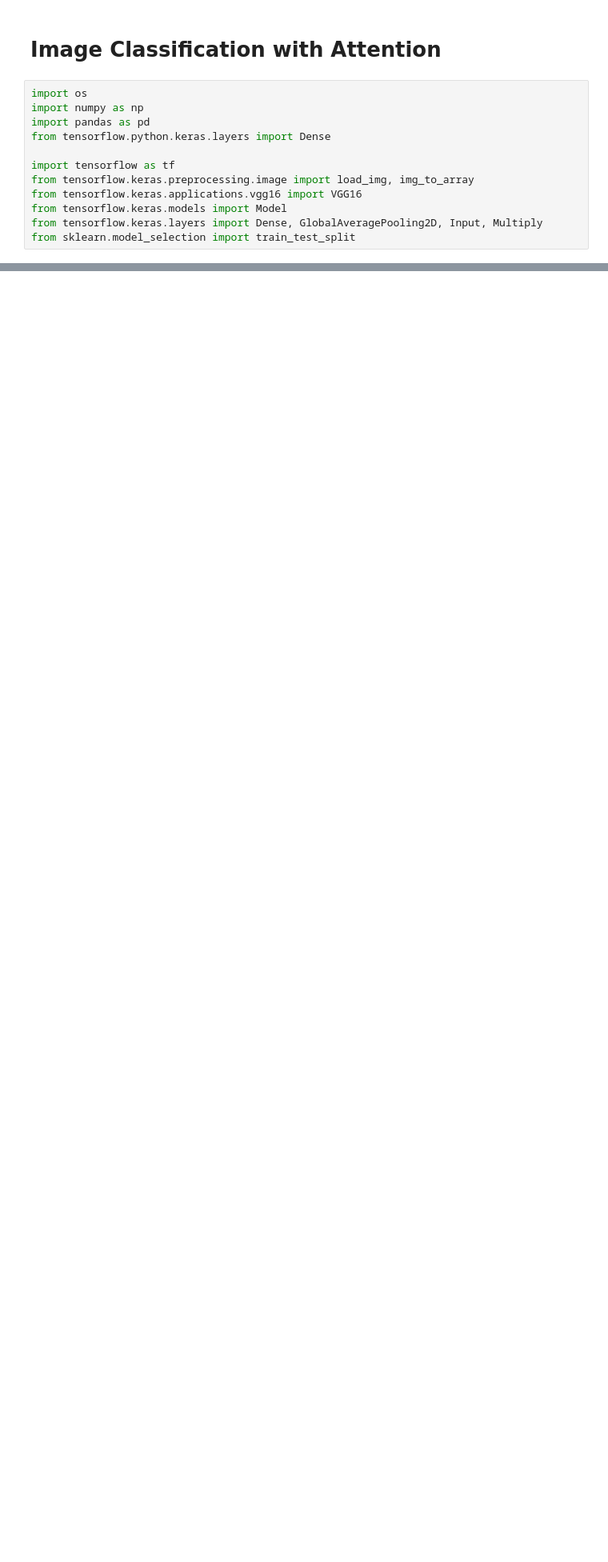
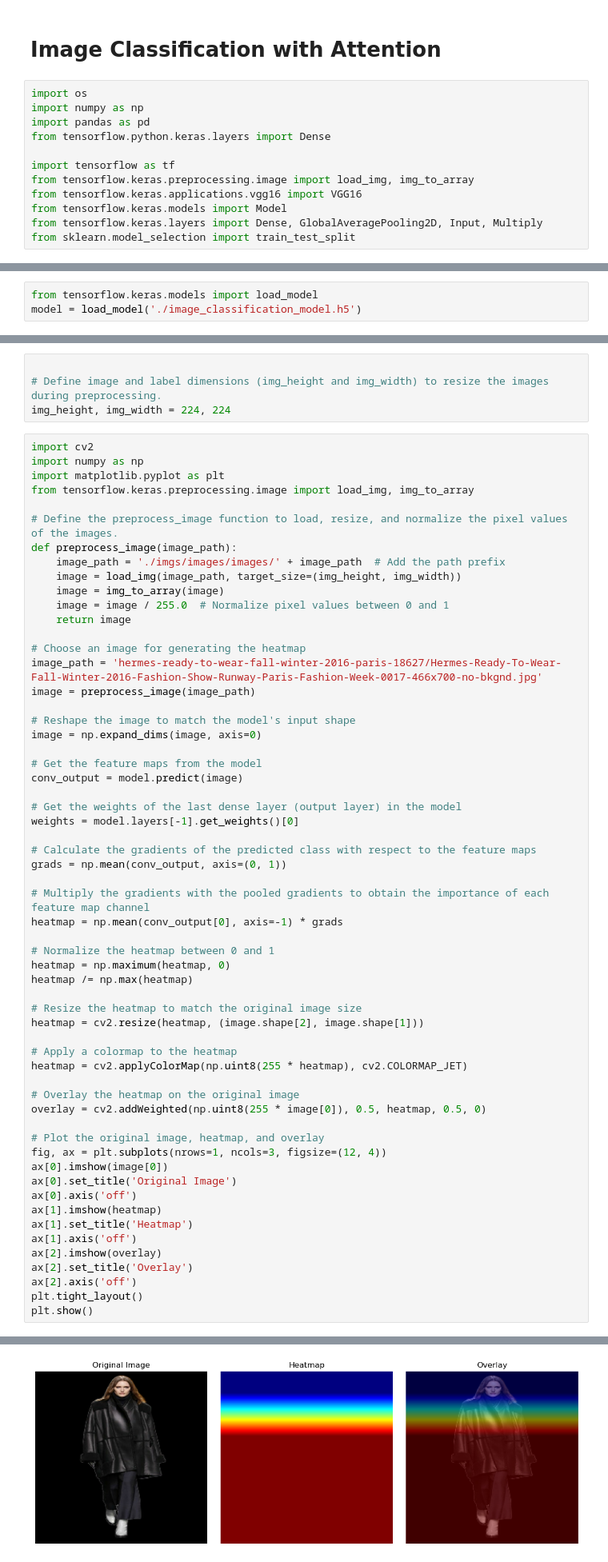
Before and after one commit to elenaabcc/VGG16-Brand-Reko-from-runway-images, a Jupyter notebook: etl_csv.ipynb, the cells around one changed output, grey strips where cells are left out. Shown at 80% size. Drawn from its saved outputs; the diff is of its cells as text; blank space fills up the shorter version.

Commit message:
run model and get heatmap

```diff
--- a/etl_csv.ipynb
+++ b/etl_csv.ipynb
@@ -173,0 +196,3 @@ FileNotFoundError: [Errno 2] No such file or directory: 'your_dataframe.csv'
+# %%
+from tensorflow.keras.models import load_model
+model = load_model('./image_classification_model.h5')
@@ -173,0 +205,64 @@ FileNotFoundError: [Errno 2] No such file or directory: 'your_dataframe.csv'
+# %%
+
+# Define image and label dimensions (img_height and img_width) to resize the images during preprocessing.
+img_height, img_width = 224, 224
+# %%
+import cv2
+import numpy as np
+import matplotlib.pyplot as plt
+from tensorflow.keras.preprocessing.image import load_img, img_to_array
+
+# Define the preprocess_image function to load, resize, and normalize the pixel values of the images.
+def preprocess_image(image_path):
+    image_path = './imgs/images/images/' + image_path  # Add the path prefix
+    image = load_img(image_path, target_size=(img_height, img_width))
+    image = img_to_array(image)
+    image = image / 255.0  # Normalize pixel values between 0 and 1
+    return image
+
+# Choose an image for generating the heatmap
+image_path = 'hermes-ready-to-wear-fall-winter-2016-paris-18627/Hermes-Ready-To-Wear-Fall-Winter-2016-Fashion-Show-Runway-Paris-Fashion-Week-0017-466x700-no-bkgnd.jpg'
+image = preprocess_image(image_path)
+
+# Reshape the image to match the model's input shape
+image = np.expand_dims(image, axis=0)
+
+# Get the feature maps from the model
+conv_output = model.predict(image)
+
+# Get the weights of the last dense layer (output layer) in the model
+weights = model.layers[-1].get_weights()[0]
+
+# Calculate the gradients of the predicted class with respect to the feature maps
+grads = np.mean(conv_output, axis=(0, 1))
+
+# Multiply the gradients with the pooled gradients to obtain the importance of each feature map channel
+heatmap = np.mean(conv_output[0], axis=-1) * grads
+
+# Normalize the heatmap between 0 and 1
+heatmap = np.maximum(heatmap, 0)
+heatmap /= np.max(heatmap)
+
+# Resize the heatmap to match the original image size
+heatmap = cv2.resize(heatmap, (image.shape[2], image.shape[1]))
+
+# Apply a colormap to the heatmap
+heatmap = cv2.applyColorMap(np.uint8(255 * heatmap), cv2.COLORMAP_JET)
+
+# Overlay the heatmap on the original image
+overlay = cv2.addWeighted(np.uint8(255 * image[0]), 0.5, heatmap, 0.5, 0)
+
+# Plot the original image, heatmap, and overlay
+fig, ax = plt.subplots(nrows=1, ncols=3, figsize=(12, 4))
+ax[0].imshow(image[0])
+ax[0].set_title('Original Image')
+ax[0].axis('off')
+ax[1].imshow(heatmap)
+ax[1].set_title('Heatmap')
+ax[1].axis('off')
+ax[2].imshow(overlay)
+ax[2].set_title('Overlay')
+ax[2].axis('off')
+plt.tight_layout()
+plt.show()
+# %% [output]
@@ -173,0 +270 @@ FileNotFoundError: [Errno 2] No such file or directory: 'your_dataframe.csv'
+[figure, added]
```
Also changed, not shown: parts of 6 cells of this notebook, 2 other files.
